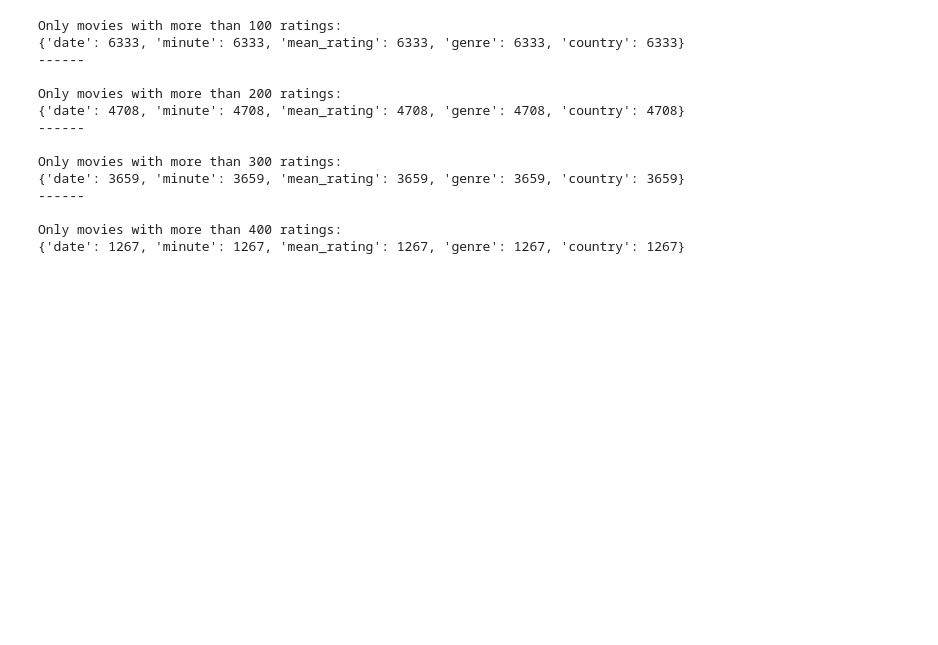
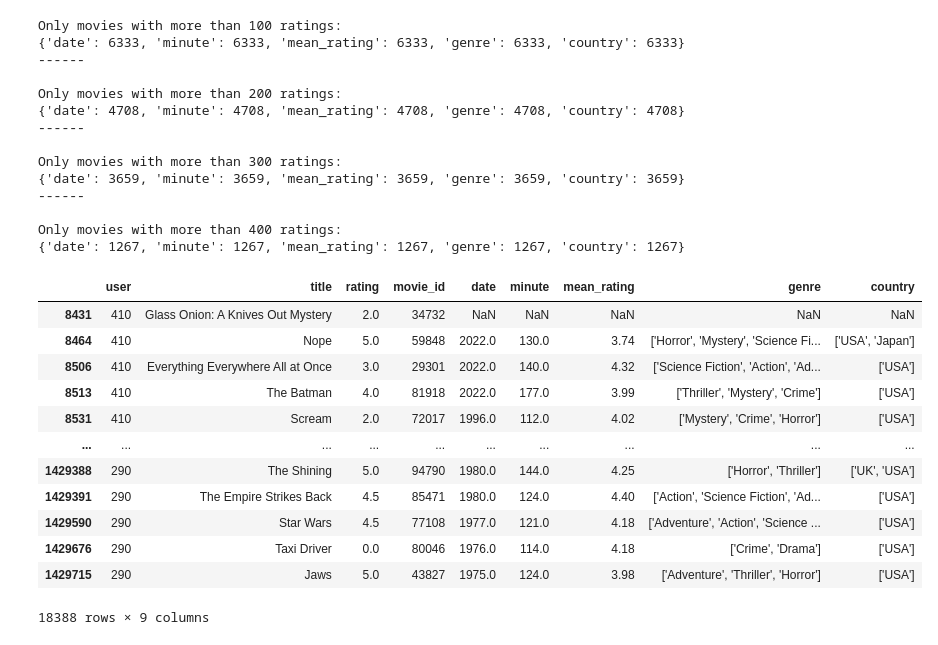
Before and after one commit to DiogoRoch/SMA-Lboxd, a Jupyter notebook: 4_Data_Processing2_And_Plotting.ipynb, the cells around one changed output. Cells and saved outputs as stored; diff of their text form; code cells hidden in the pictures; blank space fills up the shorter version.

```diff
--- a/4_Data_Processing2_And_Plotting.ipynb
+++ b/4_Data_Processing2_And_Plotting.ipynb
@@ -426,3 +426,29 @@ Only movies with more than 300 ratings:
 
 Only movies with more than 400 ratings:
 {'date': 1267, 'minute': 1267, 'mean_rating': 1267, 'genre': 1267, 'country': 1267}
+# %%
+# Since we're having trouble visualizing even set 400 (70k edges), we will try by also sampling users
+
+user_counts = letterboxd['user'].value_counts()
+movie_counts = letterboxd['title'].value_counts()
+
+top_200_users = user_counts.index[:200]
+top_100_movies = movie_counts.index[:100]
+
+movies100_users200 = letterboxd[letterboxd['user'].isin(top_200_users) & letterboxd['title'].isin(top_100_movies)]
+# %%
+movies100_users200
+# %% [output]
+|  | user | title | rating | movie_id | date | minute | mean_rating | genre | country |
+| 8431 | 410 | Glass Onion: A Knives Out Mystery | 2.0 | 34732 | NaN | NaN | NaN | NaN | NaN |
+| 8464 | 410 | Nope | 5.0 | 59848 | 2022.0 | 130.0 | 3.74 | ['Horror', 'Mystery', 'Science Fi... | ['USA', 'Japan'] |
+| 8506 | 410 | Everything Everywhere All at Once | 3.0 | 29301 | 2022.0 | 140.0 | 4.32 | ['Science Fiction', 'Action', 'Ad... | ['USA'] |
+| 8513 | 410 | The Batman | 4.0 | 81918 | 2022.0 | 177.0 | 3.99 | ['Thriller', 'Mystery', 'Crime'] | ['USA'] |
+| 8531 | 410 | Scream | 2.0 | 72017 | 1996.0 | 112.0 | 4.02 | ['Mystery', 'Crime', 'Horror'] | ['USA'] |
+| ... | ... | ... | ... | ... | ... | ... | ... | ... | ... |
+| 1429388 | 290 | The Shining | 5.0 | 94790 | 1980.0 | 144.0 | 4.25 | ['Horror', 'Thriller'] | ['UK', 'USA'] |
+| 1429391 | 290 | The Empire Strikes Back | 4.5 | 85471 | 1980.0 | 124.0 | 4.40 | ['Action', 'Science Fiction', 'Ad... | ['USA'] |
+| 1429590 | 290 | Star Wars | 4.5 | 77108 | 1977.0 | 121.0 | 4.18 | ['Adventure', 'Action', 'Science ... | ['USA'] |
+| 1429676 | 290 | Taxi Driver | 0.0 | 80046 | 1976.0 | 114.0 | 4.18 | ['Crime', 'Drama'] | ['USA'] |
+| 1429715 | 290 | Jaws | 5.0 | 43827 | 1975.0 | 124.0 | 3.98 | ['Adventure', 'Thriller', 'Horror'] | ['USA'] |
+18388 rows × 9 columns
```
Also changed, not shown: parts of 5 cells of this notebook, 1 other file.
